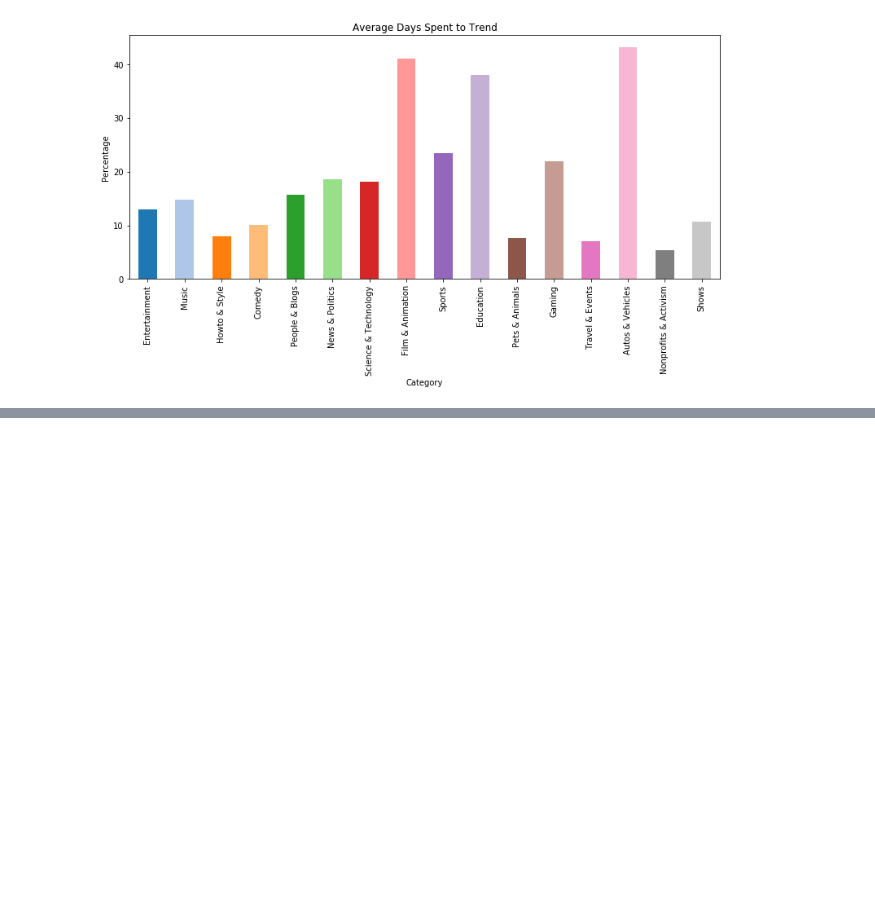
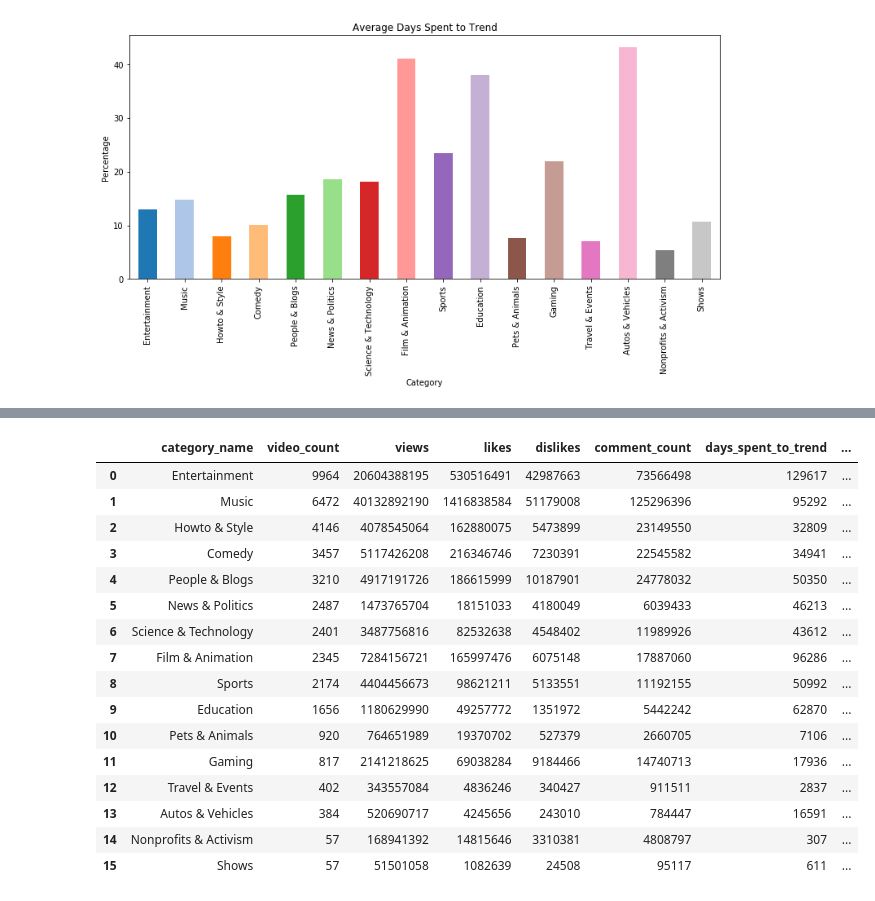
Before and after one commit to gillian850413/Final_Project, a Jupyter notebook: IS590PR_Final_Project_Part2.ipynb, the cells around one changed output, grey strips where cells are left out. Drawn from its saved outputs; the diff is of its cells as text; code cells hidden in the pictures; blank space fills up the shorter version.

```diff
--- a/IS590PR_Final_Project_Part2.ipynb
+++ b/IS590PR_Final_Project_Part2.ipynb
@@ -358,0 +382,4 @@ top250_subs.head()
+# %%
+catname_dict = {'Entertainment': 'Entertainment', 'Howto': 'Howto & Style', 'Education': 'Education', 'Sports': 'Sports',
+                'Music': 'Music', 'News': 'News & Politics', 'Film': 'Film & Animation', 'Comedy':'Comedy', 'Games':'Gaming', 'People': 'People & Blogs',
+               'Nonprofit': 'Nonprofits & Activism', 'Animals': 'Pets & Animals', 'Tech': 'Science & Technology'}
@@ -358,0 +420,22 @@ top250_subs.head()
+# %%
+top250_pi.columns = ['category_name', 'top250_total_subs', 'top250_total_uploads', 'top250_total_views']
+trending_top250 = pd.merge(trending_pi, top250_pi, on='category_name', how='left', indicator=True)
+trending_top250
+# %% [output]
+|  | category_name | video_count | views | likes | dislikes | comment_count | days_spent_to_trend | ... |
+| 0 | Entertainment | 9964 | 20604388195 | 530516491 | 42987663 | 73566498 | 129617 | ... |
+| 1 | Music | 6472 | 40132892190 | 1416838584 | 51179008 | 125296396 | 95292 | ... |
+| 2 | Howto & Style | 4146 | 4078545064 | 162880075 | 5473899 | 23149550 | 32809 | ... |
+| 3 | Comedy | 3457 | 5117426208 | 216346746 | 7230391 | 22545582 | 34941 | ... |
+| 4 | People & Blogs | 3210 | 4917191726 | 186615999 | 10187901 | 24778032 | 50350 | ... |
+| 5 | News & Politics | 2487 | 1473765704 | 18151033 | 4180049 | 6039433 | 46213 | ... |
+| 6 | Science & Technology | 2401 | 3487756816 | 82532638 | 4548402 | 11989926 | 43612 | ... |
+| 7 | Film & Animation | 2345 | 7284156721 | 165997476 | 6075148 | 17887060 | 96286 | ... |
+| 8 | Sports | 2174 | 4404456673 | 98621211 | 5133551 | 11192155 | 50992 | ... |
+| 9 | Education | 1656 | 1180629990 | 49257772 | 1351972 | 5442242 | 62870 | ... |
+| 10 | Pets & Animals | 920 | 764651989 | 19370702 | 527379 | 2660705 | 7106 | ... |
+| 11 | Gaming | 817 | 2141218625 | 69038284 | 9184466 | 14740713 | 17936 | ... |
+| 12 | Travel & Events | 402 | 343557084 | 4836246 | 340427 | 911511 | 2837 | ... |
+| 13 | Autos & Vehicles | 384 | 520690717 | 4245656 | 243010 | 784447 | 16591 | ... |
+| 14 | Nonprofits & Activism | 57 | 168941392 | 14815646 | 3310381 | 4808797 | 307 | ... |
+| 15 | Shows | 57 | 51501058 | 1082639 | 24508 | 95117 | 611 | ... |
```
Also changed, not shown: parts of 16 cells of this notebook.
